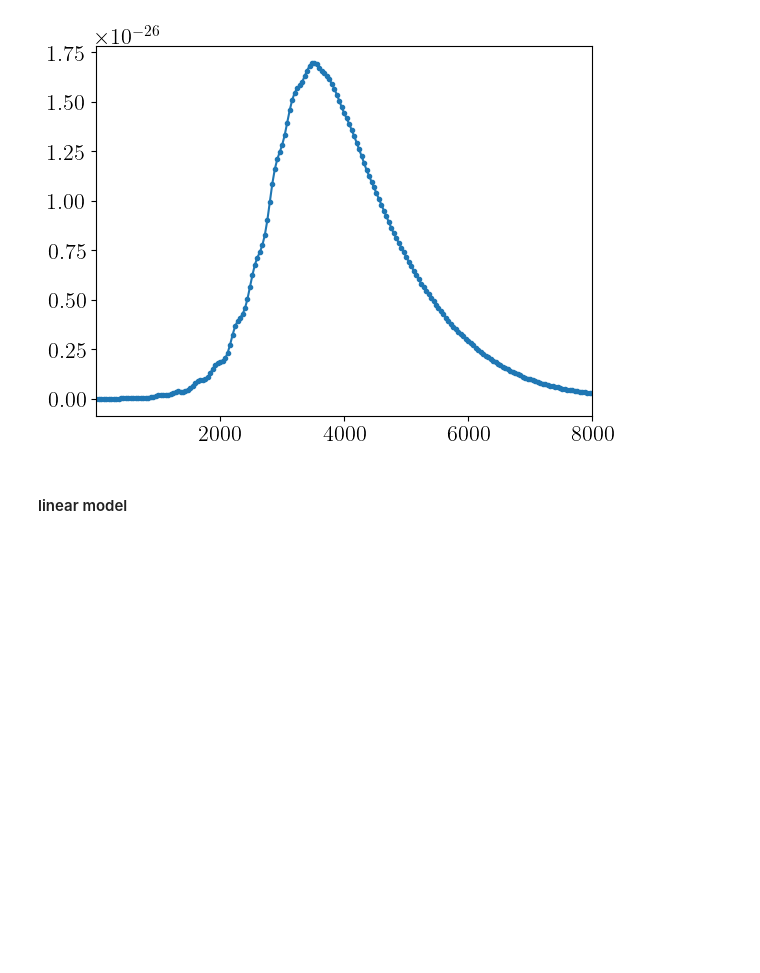
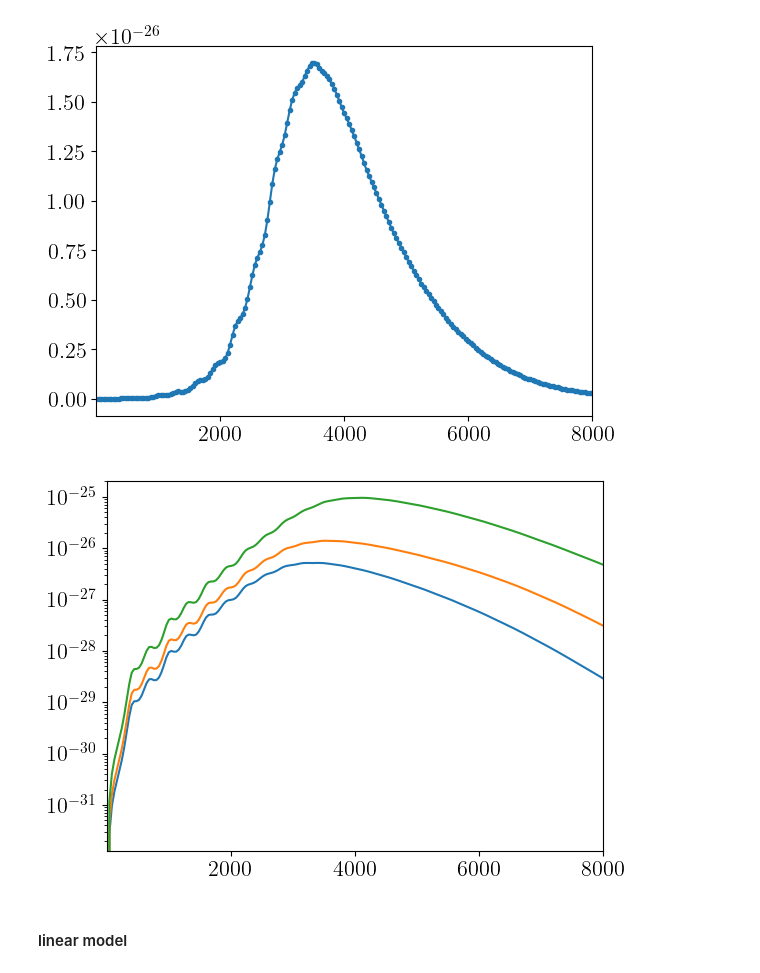
Before and after one commit to Einste11N/SquareField_CrossCorrelation, a Jupyter notebook: Evaluation.ipynb, the cells around one changed output. Drawn from its saved outputs; the diff is of its cells as text; code cells hidden in the pictures; blank space fills up the shorter version.

```diff
--- a/Evaluation.ipynb
+++ b/Evaluation.ipynb
@@ -229,6 +229,37 @@ plt.xlim([1,8000])
 plt.show()
 # %% [output]
 [figure]
+# %%
+#############################################
+# Filtered kSZ for different observations
+
+for ob in ['SO', 'CMBS4', 'CMBHD']:
+
+    Cl_kSZ = tc.tensor(np.load('Data/kSZ_effect/Cl_kSZ.npy'))
+    Cl_kSZ_nobeam = Cl_kSZ / kSZ_obj.Beam_kSZ(l_list)**2
+
+    l_list = tc.tensor(np.geomspace(10, 1e5, 101))
+    ls_and_Fl = np.load('Data/Fl_and_l_kSZ_' + ob + '.npy')
+    ls = ls_and_Fl[0]
+    Fl = ls_and_Fl[1]
+    def get_filter(l):
+        return np.interp(l, ls, Fl)
+
+    Cl_kSZ_filtered = np.hstack([[0., 0.], np.load('Data/kSZ_effect/Cl_kSZ_filtered_' + ob + '.npy'), [0., 0.]])
+
+    ls_short = ls[::40]
+    Cl_kSZ_filtered_short = Cl_kSZ_filtered[::40]
+    CL_kSZ2 = kSZ_obj.Cl_kSZ2(l_list=tc.tensor(ls_short), Cl_kSZ=tc.tensor(Cl_kSZ_filtered_short), ll_max=1e4, log=False)
+    np.save('Data/kSZ_effect/CL_kSZ2_filtered_' + ob + '.npy', np.array(CL_kSZ2))
+# %%
+for ob in ['SO', 'CMBS4', 'CMBHD']:
+    CL_kSZ2 = np.load('Data/kSZ_effect/CL_kSZ2_filtered_' + ob + '.npy')
+    plt.plot(ls_short, ls_short * (ls_short + 1) * np.array(CL_kSZ2), '-')
+    plt.yscale('log')
+plt.xlim([1,8000])
+plt.show()
+# %% [output]
+[figure, added]
 # %% [markdown]
 #### linear model
 # %%
```
Also changed, not shown: parts of 26 cells of this notebook, 21 other files.
